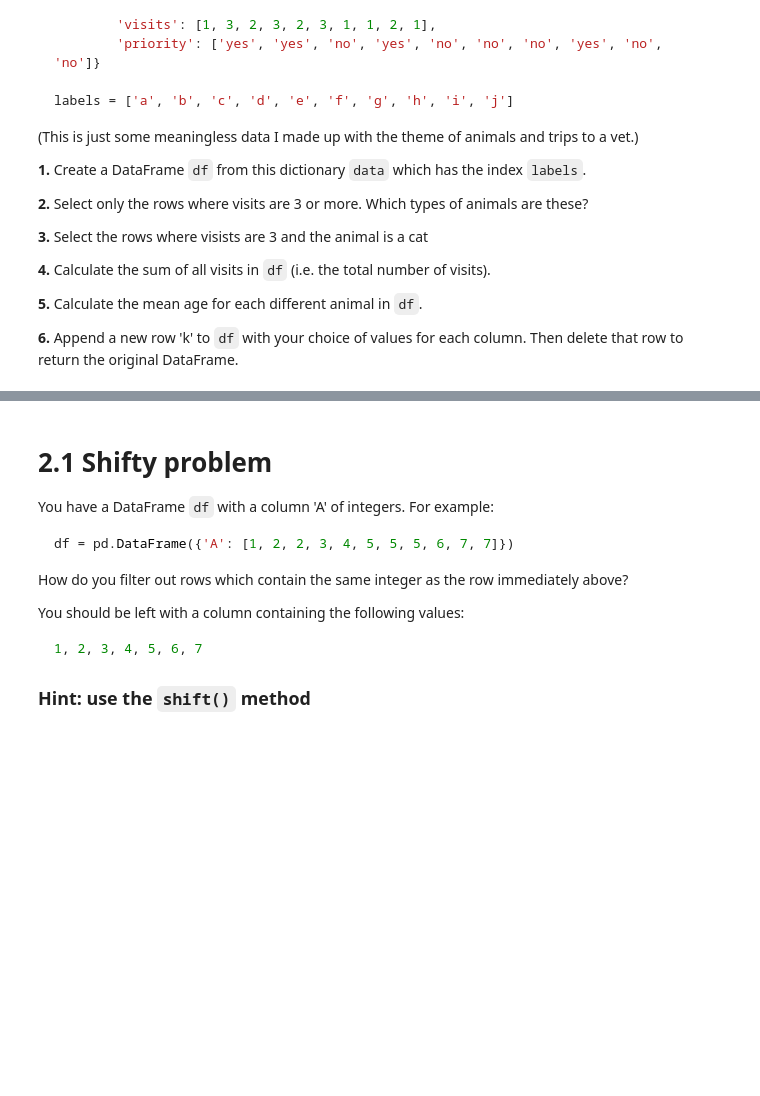
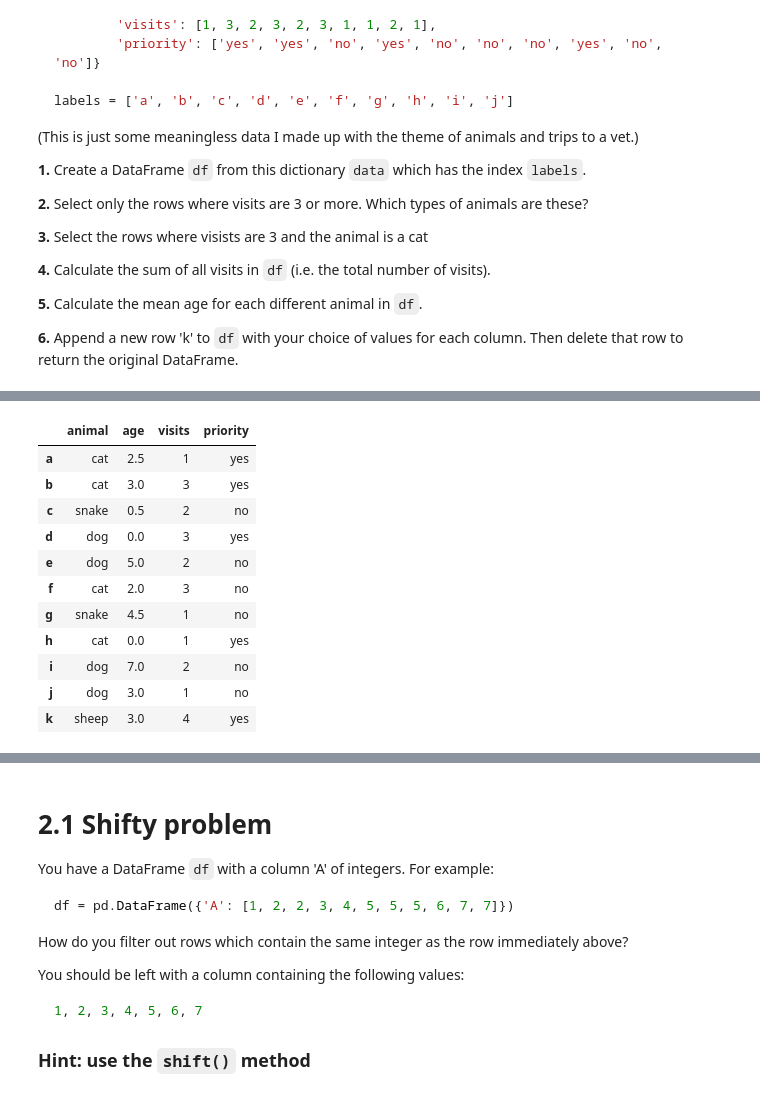
Before and after one commit to cb-ds-1/m2-1-pandas, a Jupyter notebook: workshop.ipynb, the cells around one changed output, grey strips where cells are left out. Drawn from its saved outputs; the diff is of its cells as text; code cells hidden in the pictures; blank space fills up the shorter version.

```diff
--- a/workshop.ipynb
+++ b/workshop.ipynb
@@ -31,3 +31,14 @@ labels = ['a', 'b', 'c', 'd', 'e', 'f', 'g', 'h', 'i', 'j']
 **5.** Calculate the mean age for each different animal in `df`.
 
 **6.** Append a new row 'k' to `df` with your choice of values for each column. Then delete that row to return the original DataFrame.
+# %%
+import pandas as pd
+import numpy as np
+# dictionary with list object in values
+data = {"animal": ['cat', 'cat', 'snake', 'dog', 'dog', 'cat', 'snake', 'cat', 'dog', 'dog'],
+        "age": [2.5, 3, 0.5, np.nan, 5, 2, 4.5, np.nan, 7, 3],
+        "visits": [1, 3, 2, 3, 2, 3, 1, 1, 2, 1],
+        "priority": ['yes', 'yes', 'no', 'yes', 'no', 'no', 'no', 'yes', 'no', 'no']}
+
+# creating a Dataframe object
+df
@@ -33,0 +57,3 @@ labels = ['a', 'b', 'c', 'd', 'e', 'f', 'g', 'h', 'i', 'j']
+# %%
+df = pd.DataFrame(data, index = ['a', 'b', 'c', 'd', 'e', 'f', 'g', 'h', 'i', 'j'])
+df
@@ -33,0 +84,3 @@ labels = ['a', 'b', 'c', 'd', 'e', 'f', 'g', 'h', 'i', 'j']
+# %%
+df = df.fillna(0)
+df
@@ -33,0 +99,4 @@ labels = ['a', 'b', 'c', 'd', 'e', 'f', 'g', 'h', 'i', 'j']
+# %%
+df = df.fillna(0)
+avg_td = df.groupby('animal').agg({'age':'mean'})
+avg_td.head()
@@ -33,0 +109,16 @@ labels = ['a', 'b', 'c', 'd', 'e', 'f', 'g', 'h', 'i', 'j']
+# %%
+df.loc['k'] = ['sheep', 3, 4,'yes']
+df
+# %% [output]
+|  | animal | age | visits | priority |
+| a | cat | 2.5 | 1 | yes |
+| b | cat | 3.0 | 3 | yes |
+| c | snake | 0.5 | 2 | no |
+| d | dog | 0.0 | 3 | yes |
+| e | dog | 5.0 | 2 | no |
+| f | cat | 2.0 | 3 | no |
+| g | snake | 4.5 | 1 | no |
+| h | cat | 0.0 | 1 | yes |
+| i | dog | 7.0 | 2 | no |
+| j | dog | 3.0 | 1 | no |
+| k | sheep | 3.0 | 4 | yes |
```
Also changed, not shown: parts of 29 cells of this notebook.
